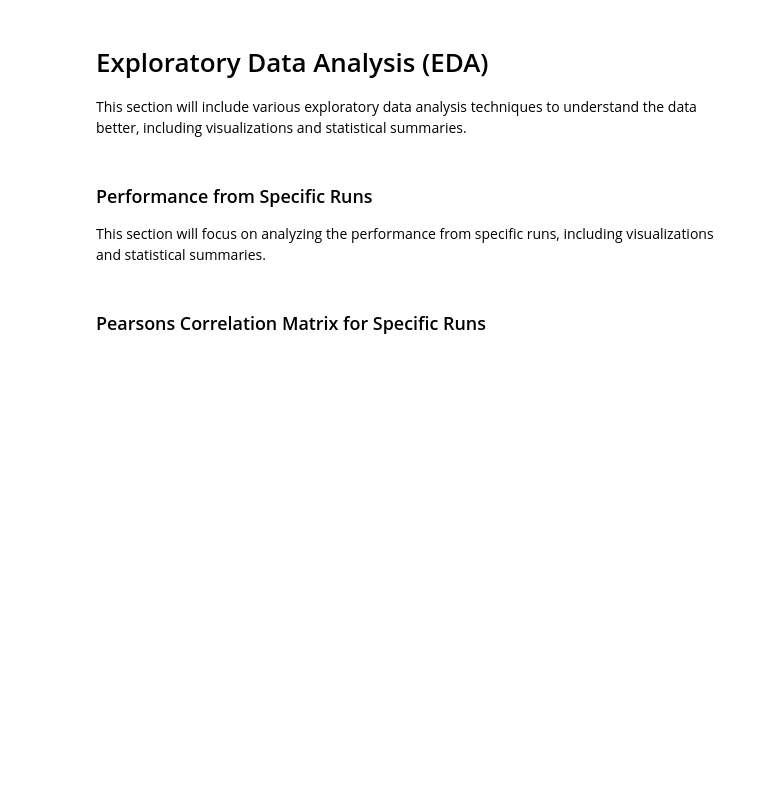
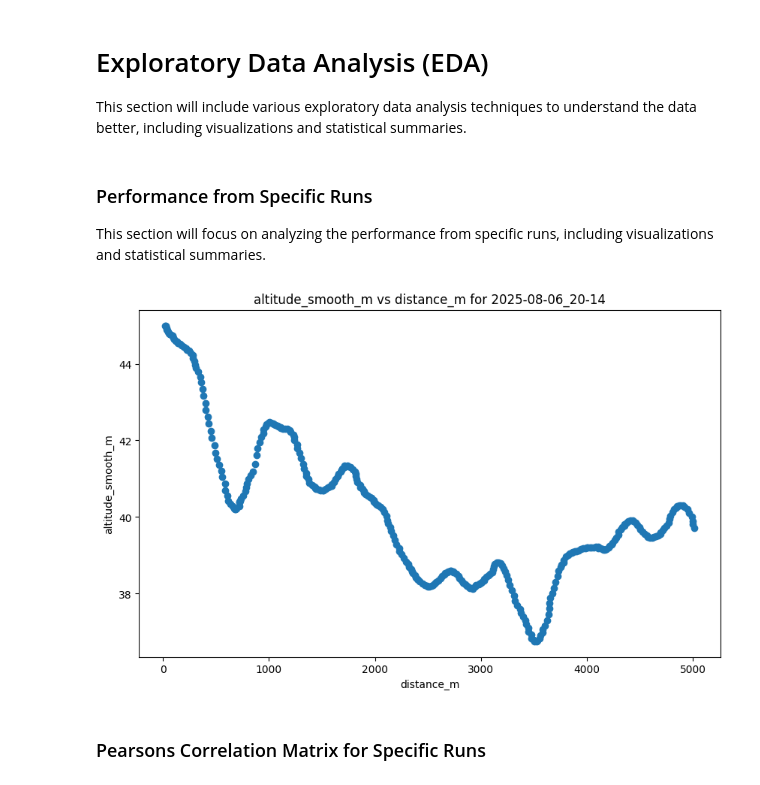
Before and after one commit to rei289/Marathon-Simulation, a Jupyter notebook: IndividualRuns.ipynb, the cells around one changed output. Drawn from its saved outputs; the diff is of its cells as text; code cells hidden in the pictures; blank space fills up the shorter version.

Commit message:
added smoothing raw data feature to RunRetriever for better calibration

```diff
--- a/IndividualRuns.ipynb
+++ b/IndividualRuns.ipynb
@@ -36,8 +36,9 @@ pd.set_option('display.max_colwidth', None)  # or a large int, e.g. 200
 # folder = "2025-07-27_10-27"
 # folder = "2025-07-29_20-03"
 # folder = "2025-07-31_20-07"
-folder = "2025-08-02_18-02"
+# folder = "2025-08-02_18-02"
 # folder = "2025-08-04_20-02"
+folder = "2025-08-06_20-14"
 # loop through all folders in the output folder
 for folder_name in os.listdir(output_folder):
     if folder in folder_name:
@@ -49,6 +50,30 @@ for folder_name in os.listdir(output_folder):
 # read the csv file
 data = pd.read_csv(csv_file_path)
 overall_data = extract_json(json_file_path)
+# %%
+data["heartrate_bps"] = data["heartrate_bpm"] / 60  # convert bps to bpm
+data["cadence_rps"] = data["cadence_rpm"] / 60  # convert rpm to rps
+
+# add moving average smoothing to the data
+# data["heartrate_smooth_bpm"] = data["heartrate_bpm"].rolling(window=10, min_periods=1).mean()
+data["heartrate_smooth_bps"] = data["heartrate_bps"].rolling(window=10, min_periods=1).mean()
+data["velocity_smooth_mps"] = data["velocity_mps"].rolling(window=10, min_periods=1).mean()
+data["altitude_smooth_m"] = data["altitude_m"].rolling(window=10, min_periods=1).mean()
+data["headwind_smooth_mps"] = data["headwind_mps"].rolling(window=10, min_periods=1).mean()
+data["crosswind_smooth_mps"] = data["crosswind_mps"].rolling(window=10, min_periods=1).mean()
+data["stride_length_smooth_m"] = data["stride_length_m"].rolling(window=10, min_periods=1).mean()
+
+# add diff columns
+data["diff_heartrate_smooth_bps2"] = data["heartrate_smooth_bps"].diff().fillna(0)
+data["diff_heartrate_smooth_shift_bps2"] = data["heartrate_smooth_bps"].diff().shift(5).fillna(0)
+data["diff_altitude_smooth_mps"] = data["altitude_smooth_m"].diff().fillna(0)
+data["diff_velocity_smooth_mps2"] = data["velocity_smooth_mps"].diff().fillna(0)
+
+
+# change diff_altitude_m
+
+
+data.dropna(inplace=True)
 # %% [markdown]
 # Exploratory Data Analysis (EDA)
 This section will include various exploratory data analysis techniques to understand the data better, including visualizations and statistical summaries.
@@ -58,31 +83,42 @@ This section will focus on analyzing the performance from specific runs, includi
 # %%
 # x = "altitude_m"
 # x = "altitude_change_m"
 # y = "pace_efficiency"
 # y = "stride_length_m"
-y = "heartrate_bpm"
+# y = "heartrate_bpm"
+# y = "heartrate_smooth_bpm"
+# y = "diff_heartrate_smooth_bpm"
+# y = "headwind_smooth_mps"
+# y = "headwind_mps"
+# y = "stride_length_m"
+# y = "stride_length_smooth_m"
+# y = "diff_heartrate_bpm"
 # y = "cadence_rpm"
 
 # x = "cadence_rpm"
 # x = "grade_percent"
-x = "time_s"
+# x = "time_s"
+x = "distance_m"
+y = "altitude_smooth_m"
 # y = "altitude_m"
 
 # x_list = []
 # y_list = []
 
 # get the time and cadence columns
 x_data = data[x]
 y_data = data[y]
 
 # plot this data
 plt.figure(figsize=(10, 6))
 plt.scatter(x_data, y_data, label=folder_name)
 # plt.plot(x_data, y_data, label=folder_name)
 plt.xlabel(x)
 plt.ylabel(y)
 plt.title(f"{y} vs {x} for {folder_name}")
 plt.show()
+# %% [output]
+[figure, added]
 # %% [markdown]
 ### Pearsons Correlation Matrix for Specific Runs
 # %%
```
Also changed, not shown: parts of 4 cells of this notebook, 3 other files.
